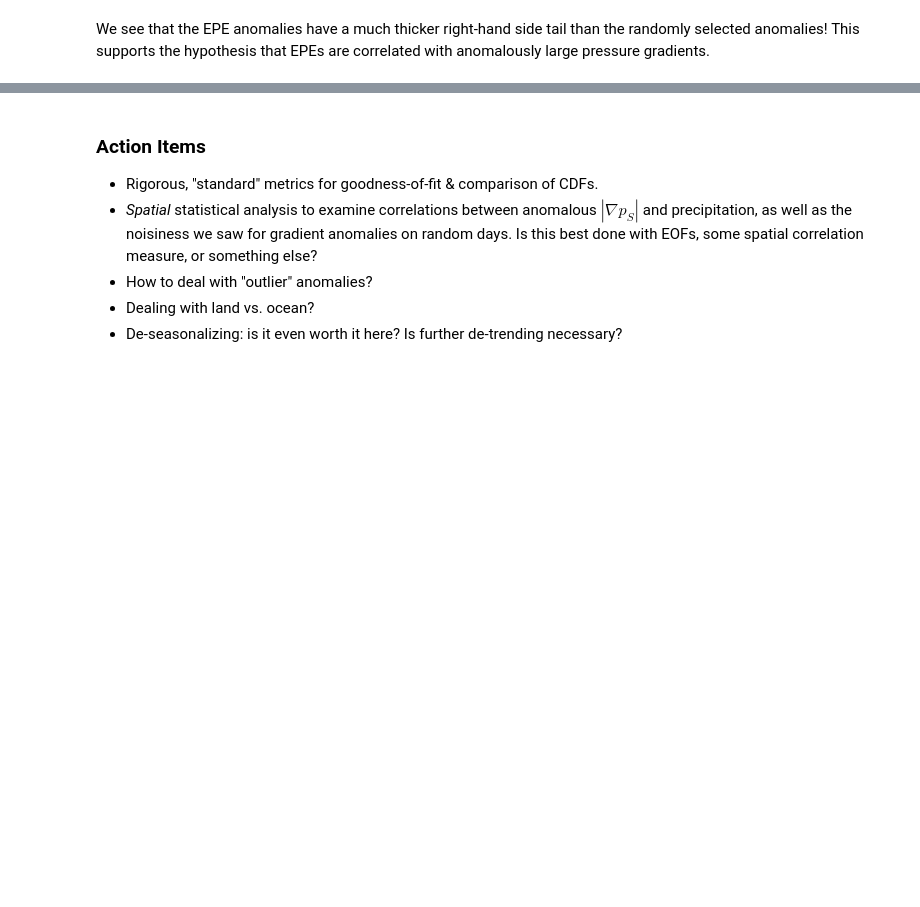
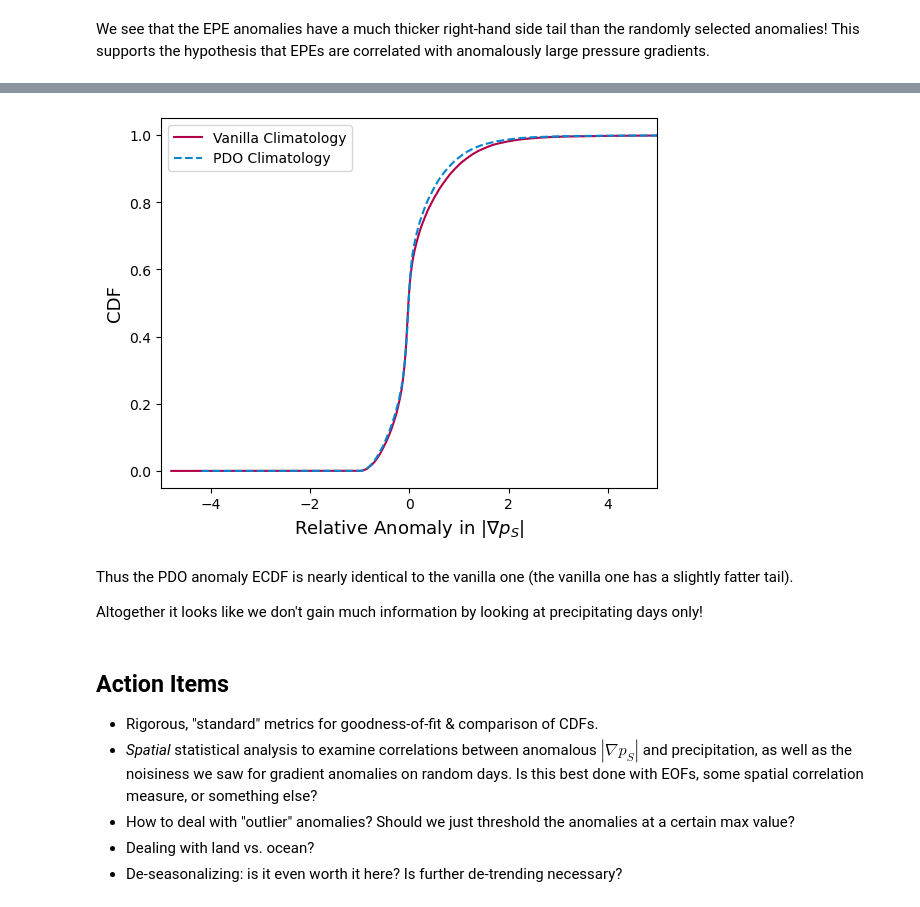
Before and after one commit to ageorgemorgan/epe-analysis, a Jupyter notebook: ps_investigation_cleaned.ipynb, the cells around one changed output, grey strips where cells are left out. Drawn from its saved outputs; the diff is of its cells as text; code cells hidden in the pictures; blank space fills up the shorter version.

```diff
--- a/ps_investigation_cleaned.ipynb
+++ b/ps_investigation_cleaned.ipynb
@@ -255,7 +311,39 @@ We see that the EPE anomalies have a much thicker right-hand side tail than the
+# %%
+da_grad_ps_pdo_anom_as_array = da_grad_ps_pdo_anom.to_numpy().flatten()
+da_grad_ps_pdo_anom_as_array = da_grad_ps_pdo_anom_as_array[~np.isnan(da_grad_ps_pdo_anom_as_array)]
+anom_pdo_grad_ps_ecdf = spstats.ecdf(da_grad_ps_pdo_anom_as_array).cdf
+# %%
+fig, ax = plt.subplots()
+
+x = np.linspace(-5, 5, num=200)
+anom_grad_ps_ecdf.plot(
+    ax,
+    color = "xkcd:raspberry",
+    label = "Vanilla Climatology",
+)
+anom_pdo_grad_ps_ecdf.plot(
+    ax,
+    color = "xkcd:cerulean",
+    label = "PDO Climatology",
+    linestyle="dashed",
+)
+
+plt.xlabel(r"Relative Anomaly in $|\nabla p_S|$", fontsize = "13")
+plt.ylabel(r"CDF", fontsize = "13")
+plt.legend()
+plt.xlim(-5, 5)
+
+plt.show()
+# %% [output]
+[figure, added]
+# %% [markdown]
+Thus the PDO anomaly ECDF is nearly identical to the vanilla one (the vanilla one has a slightly fatter tail).
+
+Altogether it looks like we don't gain much information by looking at precipitating days only!
 # %% [markdown]
-### Action Items
+## Action Items
 - Rigorous, "standard" metrics for goodness-of-fit & comparison of CDFs.
 - *Spatial* statistical analysis to examine correlations between anomalous $|\nabla p_S|$ and precipitation, as well as the noisiness we saw for gradient anomalies on random days. Is this best done with EOFs, some spatial correlation measure, or something else?
-- How to deal with "outlier" anomalies?
+- How to deal with "outlier" anomalies? Should we just threshold the anomalies at a certain max value?
 - Dealing with land vs. ocean?
 - De-seasonalizing: is it even worth it here? Is further de-trending necessary?
```
Also changed, not shown: parts of 21 cells of this notebook.
